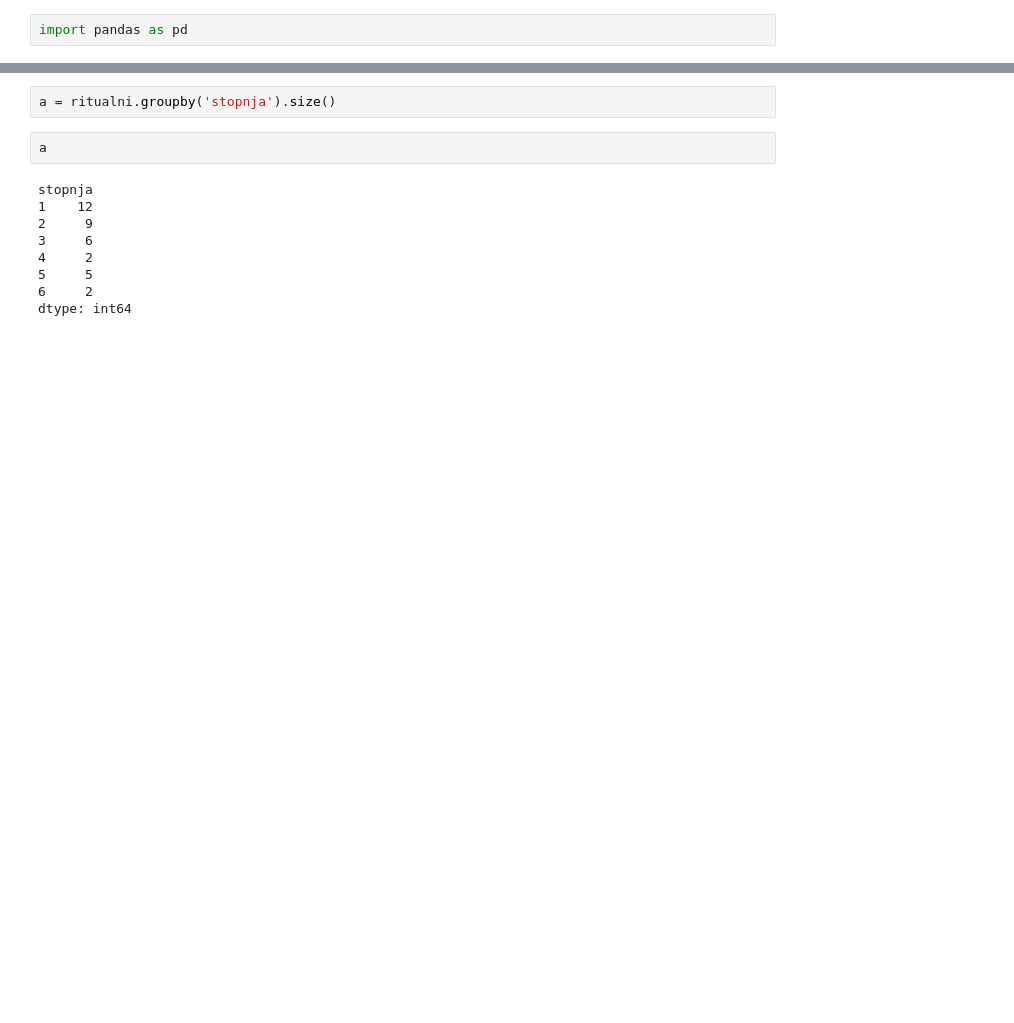
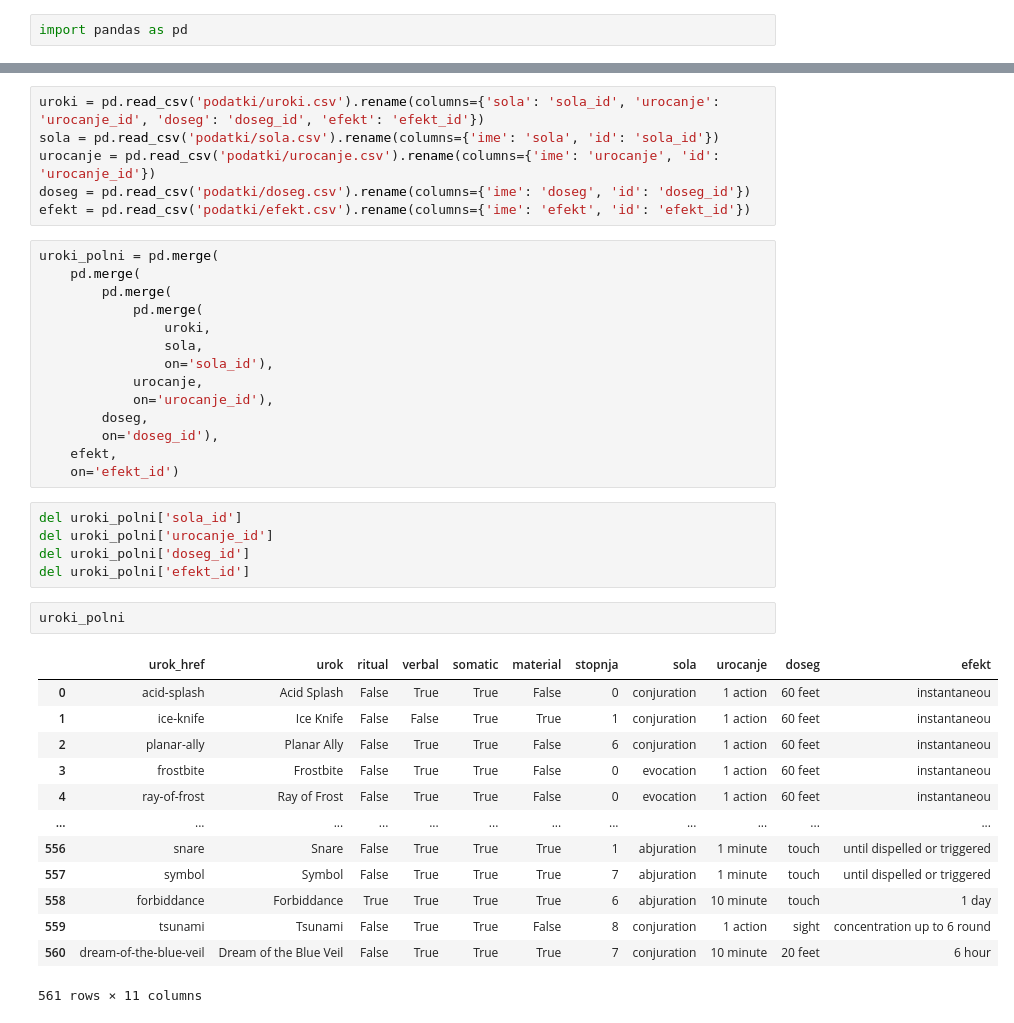
Before and after one commit to vercekpeterdamian/prog1-uroki_dnd, a Jupyter notebook: analiza.ipynb, the cells around one changed output, grey strips where cells are left out. Drawn from its saved outputs; the diff is of its cells as text; blank space fills up the shorter version.

```diff
--- a/analiza.ipynb
+++ b/analiza.ipynb
@@ -86,13 +33,41 @@ ritualni
-# %%
-a = ritualni.groupby('stopnja').size()
-# %%
-a
-# %% [output]
-stopnja
-1    12
-2     9
-3     6
-4     2
-5     5
-6     2
-dtype: int64
+# %%
+uroki = pd.read_csv('podatki/uroki.csv').rename(columns={'sola': 'sola_id', 'urocanje': 'urocanje_id', 'doseg': 'doseg_id', 'efekt': 'efekt_id'})
+sola = pd.read_csv('podatki/sola.csv').rename(columns={'ime': 'sola', 'id': 'sola_id'})
+urocanje = pd.read_csv('podatki/urocanje.csv').rename(columns={'ime': 'urocanje', 'id': 'urocanje_id'})
+doseg = pd.read_csv('podatki/doseg.csv').rename(columns={'ime': 'doseg', 'id': 'doseg_id'})
+efekt = pd.read_csv('podatki/efekt.csv').rename(columns={'ime': 'efekt', 'id': 'efekt_id'})
+# %%
+uroki_polni = pd.merge(
+    pd.merge(
+        pd.merge(
+            pd.merge(
+                uroki,
+                sola,
+                on='sola_id'),
+            urocanje,
+            on='urocanje_id'),
+        doseg,
+        on='doseg_id'),
+    efekt,
+    on='efekt_id')
+# %%
+del uroki_polni['sola_id']
+del uroki_polni['urocanje_id']
+del uroki_polni['doseg_id']
+del uroki_polni['efekt_id']
+# %%
+uroki_polni
+# %% [output]
+|  | urok_href | urok | ritual | verbal | somatic | material | stopnja | sola | urocanje | doseg | efekt |
+| 0 | acid-splash | Acid Splash | False | True | True | False | 0 | conjuration | 1 action | 60 feet | instantaneou |
+| 1 | ice-knife | Ice Knife | False | False | True | True | 1 | conjuration | 1 action | 60 feet | instantaneou |
+| 2 | planar-ally | Planar Ally | False | True | True | False | 6 | conjuration | 1 action | 60 feet | instantaneou |
+| 3 | frostbite | Frostbite | False | True | True | False | 0 | evocation | 1 action | 60 feet | instantaneou |
+| 4 | ray-of-frost | Ray of Frost | False | True | True | False | 0 | evocation | 1 action | 60 feet | instantaneou |
+| ... | ... | ... | ... | ... | ... | ... | ... | ... | ... | ... | ... |
+| 556 | snare | Snare | False | True | True | True | 1 | abjuration | 1 minute | touch | until dispelled or triggered |
+| 557 | symbol | Symbol | False | True | True | True | 7 | abjuration | 1 minute | touch | until dispelled or triggered |
+| 558 | forbiddance | Forbiddance | True | True | True | True | 6 | abjuration | 10 minute | touch | 1 day |
+| 559 | tsunami | Tsunami | False | True | True | False | 8 | conjuration | 1 action | sight | concentration up to 6 round |
+| 560 | dream-of-the-blue-veil | Dream of the Blue Veil | False | True | True | True | 7 | conjuration | 10 minute | 20 feet | 6 hour |
+561 rows × 11 columns
```
Also changed, not shown: parts of 48 cells of this notebook.
